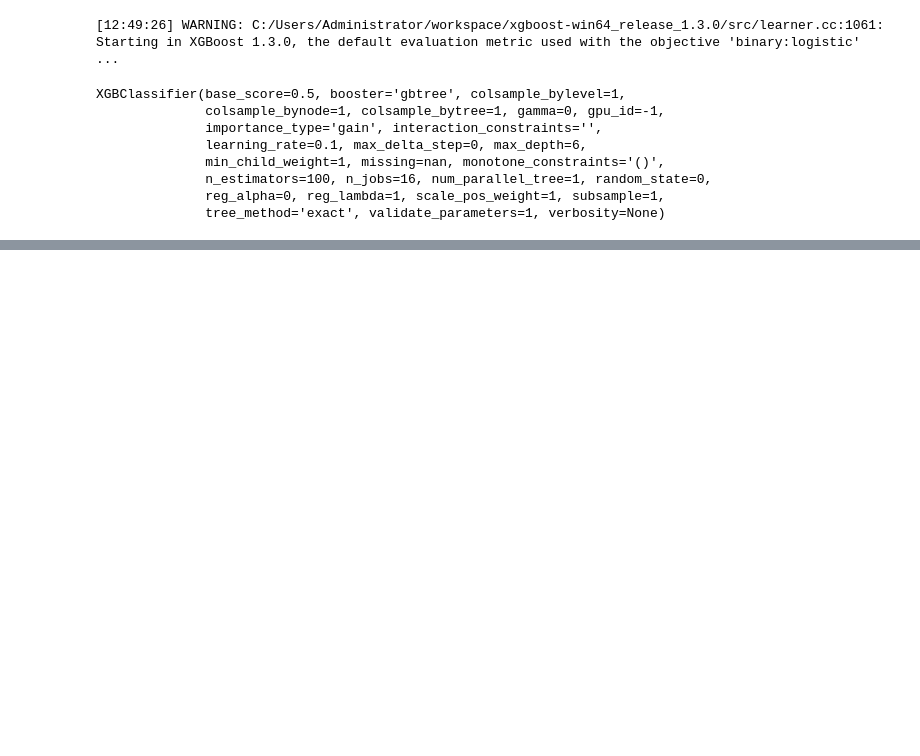
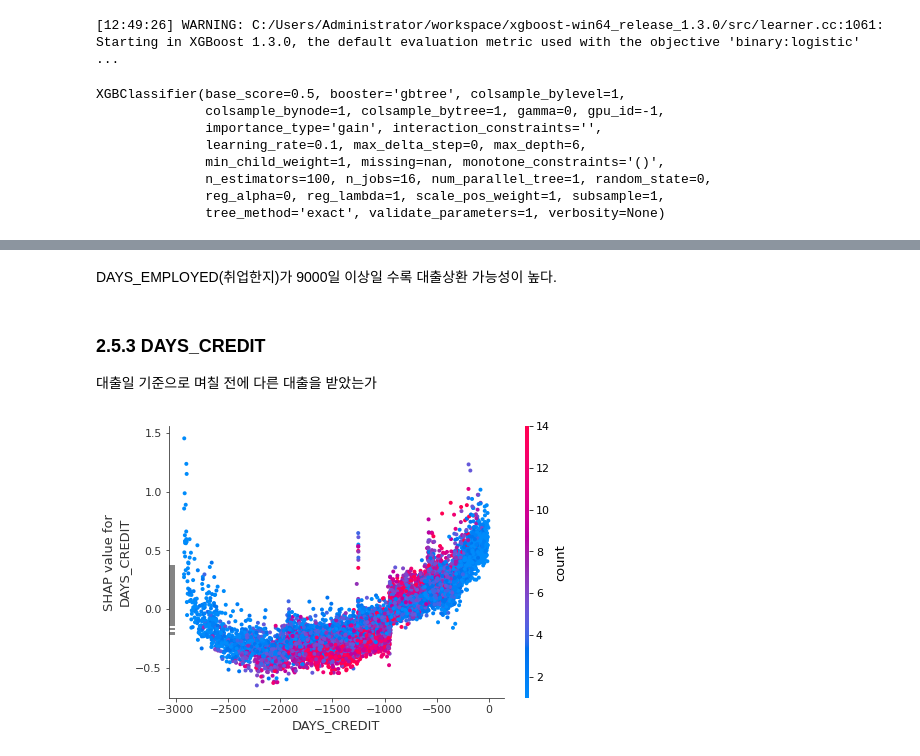
Before and after one commit to Jeong-Bin/DA-PROJECT, a Jupyter notebook: PROJECT_3 xAI를 활용한 대출금 상환 여부 예측.ipynb, the cells around one changed output, grey strips where cells are left out. Drawn from its saved outputs; the diff is of its cells as text; code cells hidden in the pictures; blank space fills up the shorter version.

```diff
--- a/PROJECT_3 xAI를 활용한 대출금 상환 여부 예측.ipynb
+++ b/PROJECT_3 xAI를 활용한 대출금 상환 여부 예측.ipynb
@@ -318,0 +359,9 @@ XGBClassifier(base_score=0.5, booster='gbtree', colsample_bylevel=1,
+# %% [markdown]
+DAYS_EMPLOYED(취업한지)가 9000일 이상일 수록 대출상환 가능성이 높다.
+# %% [markdown]
+### 2.5.3 DAYS_CREDIT
+대출일 기준으로 며칠 전에 다른 대출을 받았는가
+# %%
+shap.dependence_plot('DAYS_CREDIT', shap_values, train[input_var])
+# %% [output]
+[figure, added]
```
Also changed, not shown: parts of 19 cells of this notebook.
